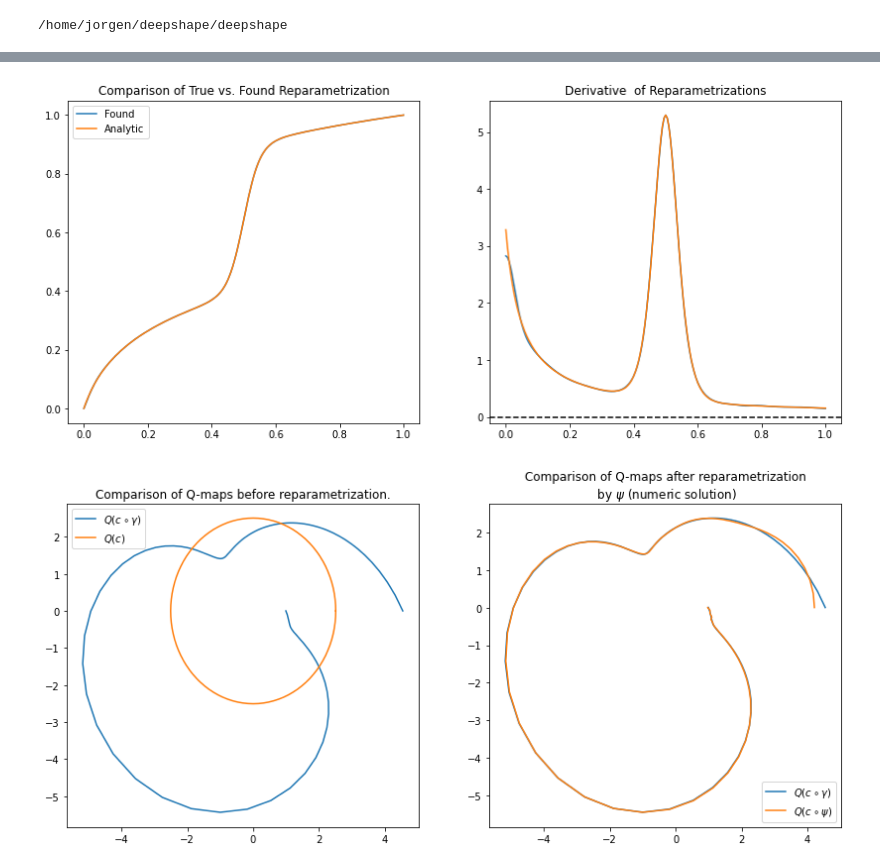
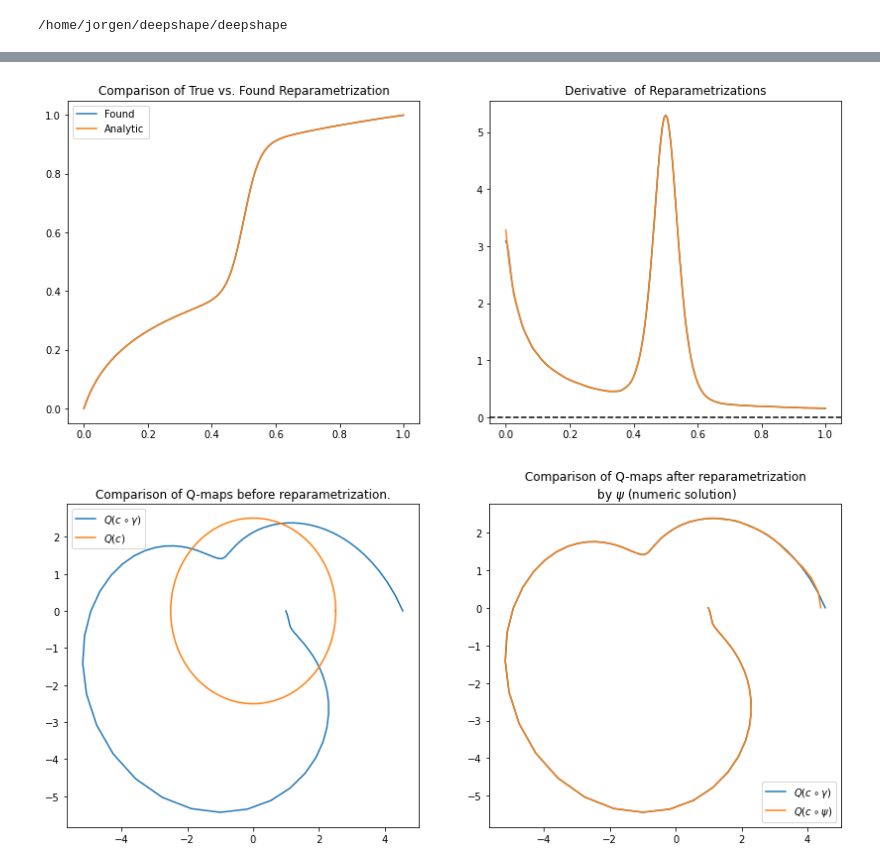
Before and after one commit to jorgenriseth/deepshape, a Jupyter notebook: notebooks/Curve Reparametrization.ipynb, the cells around one changed output, grey strips where cells are left out. Cells and saved outputs as stored; diff of their text form; code cells hidden in the pictures.

```diff
--- a/notebooks/Curve Reparametrization.ipynb
+++ b/notebooks/Curve Reparametrization.ipynb
@@ -28,3 +29,21 @@ c2 = c1.compose(g)
 
 # Take Qmaps
 q, r = Qmap(c2), Qmap(c1)
+# %%
+c1 = Curve((
+    lambda x: torch.cos(np.pi * x) / (np.pi)**(1/3),
+    lambda x: torch.sin(np.pi * x) / (np.pi)**(1/3)
+))
+
+c2 = Curve((
+    lambda x: (1 - 2*x) / (2**(1/3)),
+    lambda x: torch.zeros_like(x)
+))
+
+# c2 = c2.compose(g)
+
+plot_curve(c1)
+plot_curve(c2)
+
+# Take Qmaps
+q, r = Qmap(c2), Qmap(c1)
@@ -31,12 +103,12 @@ q, r = Qmap(c2), Qmap(c1)
 # %%
 # Build network of L layers with N_l basis functions per layer
-RN = ReparametrizationNetwork1D(5, [1, 5, 10, 15, 20])
-RN = ReparametrizationNetwork1D(5, 10)
+# RN = ReparametrizationNetwork1D(5, [1, 5, 10, 15, 20])
+RN = ReparametrizationNetwork1D(10, 20, init_scale=0.)
 
 # Choose and configure optimizer.
-# opt = optim.Adam(RN.parameters(), lr=1e-5)
-opt = optim.SGD(RN.parameters(), lr=1e-4, momentum=0.3)
-train(q, r, RN, opt, iterations=300)
+opt = optim.Adam(RN.parameters(), lr=1e-3)
+# opt = optim.SGD(RN.parameters(), lr=1e-4, momentum=0.3)
+train(q, r, RN, opt, iterations=200)
 
 # Create Plotting Data to verify reparametrizations
 x = torch.linspace(0, 1, 201).unsqueeze(-1)
@@ -103,2 +175,2 @@ Finished training in 1.43666s
-[figure, old version]
+[figure, new version]
-[figure, old version]
+[figure, new version]
```
Also changed, not shown: parts of 9 cells of this notebook, 11 other files.
